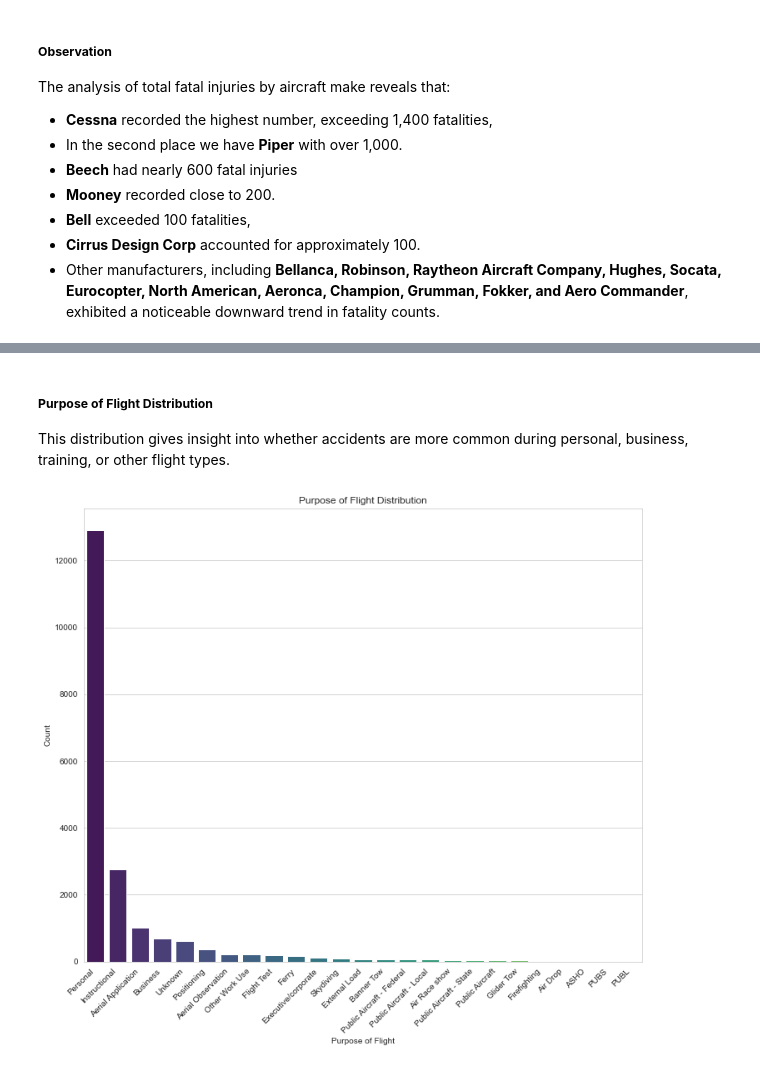
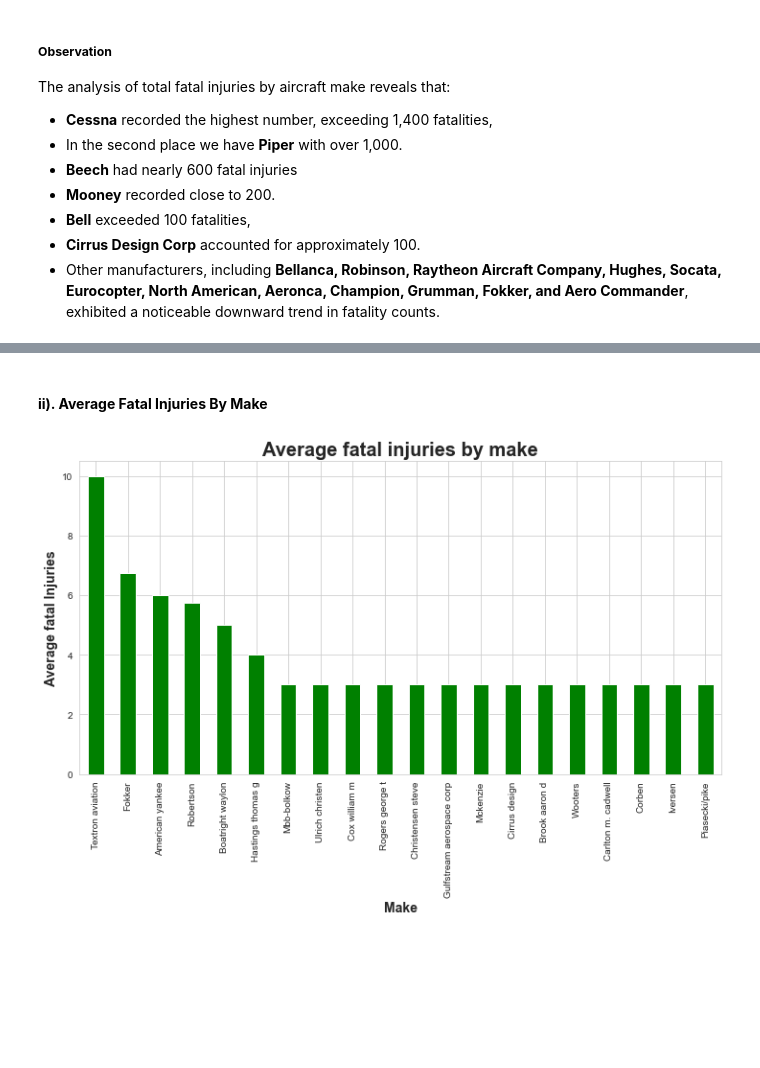
Before and after one commit to Uxer-Janine/End-Of-Phase-1-Project, a Jupyter notebook: Aviation Safety Analysis.ipynb, the cells around one changed output, grey strips where cells are left out. Saved outputs shown, nothing was run; the diff lists cells and outputs as text; code cells hidden in the pictures; blank space fills up the shorter version.

```diff
--- a/Aviation Safety Analysis.ipynb
+++ b/Aviation Safety Analysis.ipynb
@@ -1005,29 +832,0 @@ array(['Non-Fatal', 'Fatal(1)', 'Fatal(2)', 'Fatal(3)', 'Incident',
-# %%
-# Step 1: Convert 'Injury.Severity' into numeric values
-severity_mapping = {
-    "None": 0,
-    "Minor": 1,
-    "Serious": 2,
-    "Fatal": 3
-}
-
-df1_copy['Injury.Severity.Num'] = df1_copy['Injury.Severity'].map(severity_mapping)
-
-# Step 2: Group by Engine Type and calculate mean severity
-injuries_and_engine_type = (
-    df1_copy.groupby('Engine.Type')['Injury.Severity.Num']
-    .mean()
-    .sort_values(ascending=False)
-    .head(10)
-)
-
-# Step 3: Plot the data
-plt.figure(figsize=(12,6))
-injuries_and_engine_type.plot(kind='bar', color='green')
-
-# Formatting the plot
-plt.title('Engine Type vs Average Injury Severity')
-plt.xlabel('Engine Type')
-plt.ylabel('Average Injury Severity')
-plt.xticks(rotation=45)  # Rotate labels for readability
-plt.show()
@@ -1138,13 +833,18 @@ plt.show()
-# %% [markdown]
-##### **Purpose of Flight Distribution**
-This distribution gives insight into whether accidents are more common during personal, business, training, or other flight types.
-# %%
-plt.figure(figsize=(12,10))  # Increased width for better readability
-sns.countplot(data=df1_copy, x="Purpose.of.flight", order=df1_copy["Purpose.of.flight"].value_counts().index, palette="viridis")
-plt.xticks(rotation=45, ha="right")  # Rotate labels for readability
-plt.title("Purpose of Flight Distribution")
-plt.xlabel("Purpose of Flight")
-plt.ylabel("Count")
-plt.show()
-# %% [output]
-[figure, removed]
+# %% [markdown]
+#### **ii). Average Fatal Injuries By Make**
+# %%
+# Average fatal injuries by make
+average_fatal_injuries_by_make = df1_copy.groupby('Make')['Total.Fatal.Injuries'].mean().sort_values(ascending=False).head(20)
+
+# Create the plot
+plt.figure(figsize=(12,6))
+average_fatal_injuries_by_make.plot(kind='bar', color='green')
+
+# Plot labels and title
+plt.title('Average fatal injuries by make',fontsize=20,weight='bold')
+plt.ylabel('Average fatal Injuries',fontsize=14,weight='semibold')
+plt.xlabel('Make',fontsize=14,weight='semibold')
+
+plt.show()
+# %% [output]
+[figure, added]
```
Also changed, not shown: parts of 73 cells of this notebook.
